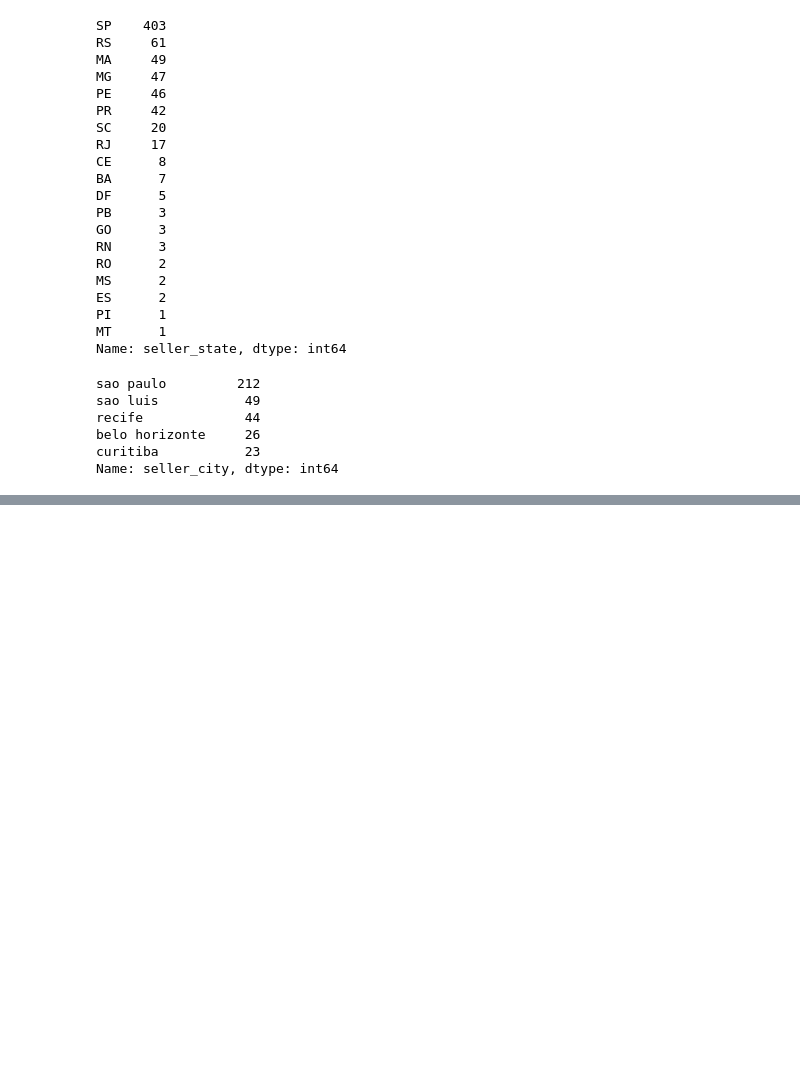
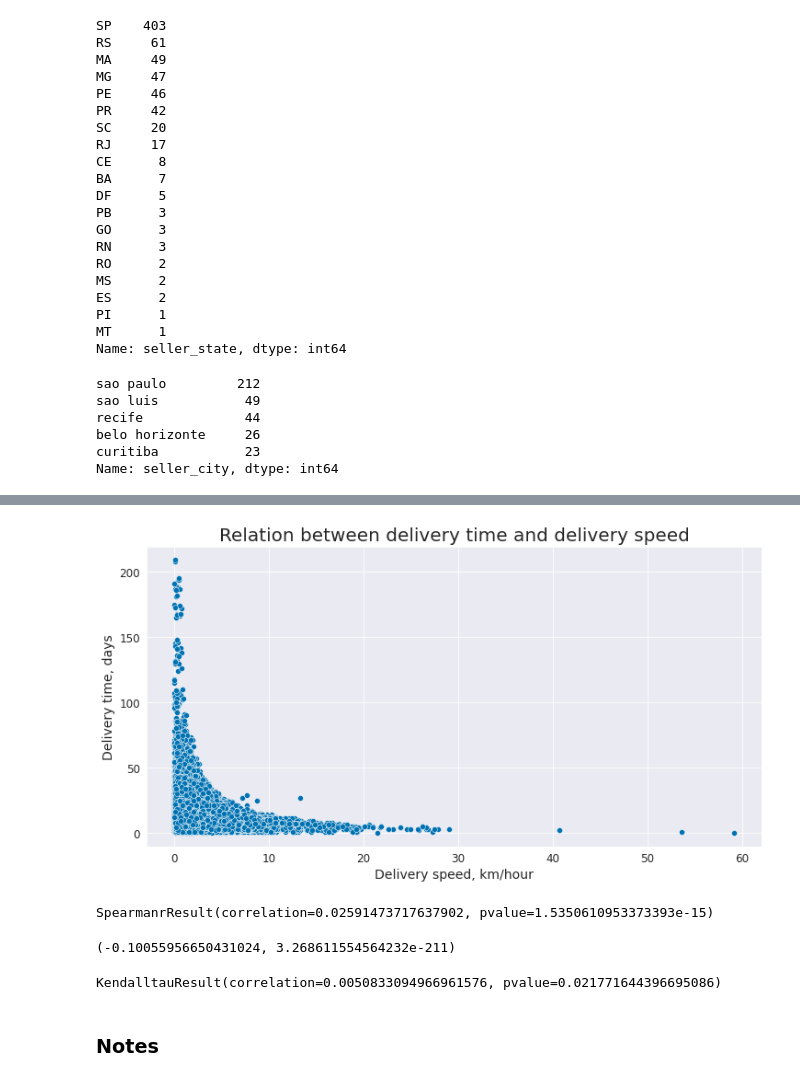
Before and after one commit to strateg17/SMART_DS_Academy_Prod1, a Jupyter notebook: Task_3/Task_3_Logistic_Part_2_EDA.ipynb, the cells around one changed output, grey strips where cells are left out. Saved outputs shown, nothing was run; the diff lists cells and outputs as text; code cells hidden in the pictures; blank space fills up the shorter version.

```diff
--- a/Task_3/Task_3_Logistic_Part_2_EDA.ipynb
+++ b/Task_3/Task_3_Logistic_Part_2_EDA.ipynb
@@ -205,0 +217,8 @@ Name: seller_city, dtype: int64
+# %%
+sns.scatterplot(x=data_all_agg.delivery_speed, y=data_all_agg.delivery_time_days);
+plt.title('Relation between delivery time and delivery speed', fontsize=20)
+plt.xlabel('Delivery speed, km/hour', fontsize=14)
+plt.ylabel('Delivery time, days', fontsize=14)
+plt.show();
+# %% [output]
+[figure, added]
@@ -205,0 +227,14 @@ Name: seller_city, dtype: int64
+# %%
+stats.spearmanr(data_all_agg.delivery_speed, data_all_agg.delivery_time_days)
+# %% [output]
+SpearmanrResult(correlation=0.02591473717637902, pvalue=1.5350610953373393e-15)
+# %%
+stats.pearsonr(data_all_agg.delivery_speed, data_all_agg.delivery_time_days)
+# %% [output]
+(-0.10055956650431024, 3.268611554564232e-211)
+# %%
+stats.kendalltau(data_all_agg.delivery_speed, data_all_agg.delivery_time_days)
+# %% [output]
+KendalltauResult(correlation=0.0050833094966961576, pvalue=0.021771644396695086)
+# %% [markdown]
+### **Notes**
```
Also changed, not shown: parts of 8 cells of this notebook, 1 other file.
